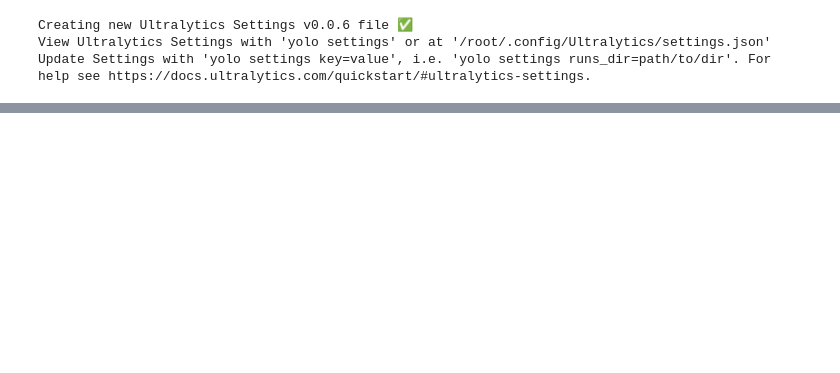
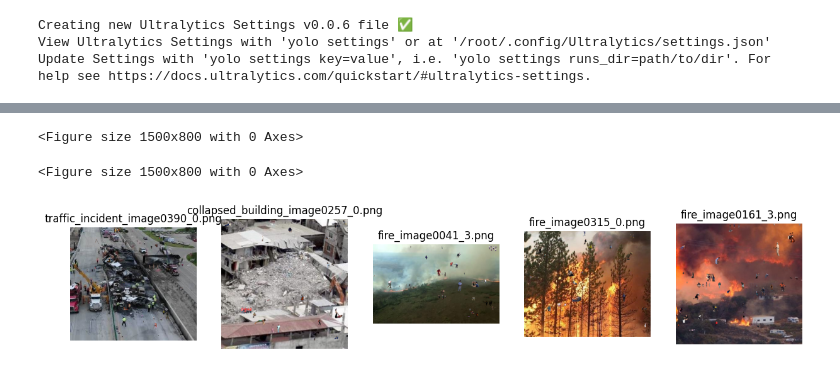
Before and after one commit to jeeviraj2005/vicitm-detection, a Jupyter notebook: composite-dataset.ipynb, the cells around one changed output, grey strips where cells are left out. Saved outputs shown, nothing was run; the diff lists cells and outputs as text; code cells hidden in the pictures; blank space fills up the shorter version.

Commit message:
Kaggle Notebook | composite_dataset | Version 2

```diff
--- a/composite-dataset.ipynb
+++ b/composite-dataset.ipynb
@@ -47,0 +76,71 @@ Update Settings with 'yolo settings key=value', i.e. 'yolo settings runs_dir=pat
+# %%
+train_images = glob.glob("/kaggle/input/c2a-dataset/C2A_Dataset/new_dataset3/train/images/*.jpg")[:5]
+
+plt.figure(figsize=(15, 8))
+for i, img_path in enumerate(train_images):
+    img = cv2.imread(img_path)
+    img = cv2.cvtColor(img, cv2.COLOR_BGR2RGB)
+    plt.subplot(1, len(train_images), i+1)
+    plt.imshow(img)
+    plt.axis('off')
+plt.suptitle("Sample Training Images", fontsize=16)
+plt.show()
+# %% [output]
+<Figure size 1500x800 with 0 Axes>
+# %%
+def plot_image_with_labels(img_path):
+    img = cv2.imread(img_path)
+    img = cv2.cvtColor(img, cv2.COLOR_BGR2RGB)
+    h, w, _ = img.shape
+    label_path = img_path.replace("images", "labels").replace(".jpg", ".txt")
+
+    if os.path.exists(label_path):
+        with open(label_path, 'r') as f:
+            for line in f:
+                cls, x_center, y_center, width, height = map(float, line.split())
+                x_center, y_center, width, height = x_center*w, y_center*h, width*w, height*h
+                x1, y1 = int(x_center - width/2), int(y_center - height/2)
+                x2, y2 = int(x_center + width/2), int(y_center + height/2)
+                cv2.rectangle(img, (x1, y1), (x2, y2), (255,0,0), 2)
+                cv2.putText(img, str(int(cls)), (x1, y1-5),
+                            cv2.FONT_HERSHEY_SIMPLEX, 0.6, (255,0,0), 2)
+    return img
+
+plt.figure(figsize=(15, 8))
+for i, img_path in enumerate(train_images):
+    img_with_labels = plot_image_with_labels(img_path)
+    plt.subplot(1, len(train_images), i+1)
+    plt.imshow(img_with_labels)
+    plt.axis('off')
+plt.suptitle("Sample Images with YOLO Labels", fontsize=16)
+plt.show()
+# %% [output]
+<Figure size 1500x800 with 0 Axes>
+# %%
+import os
+import random
+import cv2
+import matplotlib.pyplot as plt
+
+def show_sample_images(image_dir, num_images=5):
+    # Get all image paths
+    image_paths = [os.path.join(image_dir, img) for img in os.listdir(image_dir) if img.lower().endswith(('.jpg', '.png'))]
+
+    # Pick random samples
+    sample_paths = random.sample(image_paths, min(num_images, len(image_paths)))
+
+    # Plot
+    plt.figure(figsize=(15, 5))
+    for i, img_path in enumerate(sample_paths):
+        img = cv2.imread(img_path)
+        img = cv2.cvtColor(img, cv2.COLOR_BGR2RGB)  # Convert BGR -> RGB for matplotlib
+        plt.subplot(1, len(sample_paths), i+1)
+        plt.imshow(img)
+        plt.axis("off")
+        plt.title(os.path.basename(img_path))
+    plt.show()
+
+# Example: Show 5 sample images from train set
+show_sample_images("/kaggle/input/c2a-dataset/C2A_Dataset/new_dataset3/train/images", num_images=5)
+# %% [output]
+[figure, added]
```
Also changed, not shown: parts of 10 cells of this notebook.
